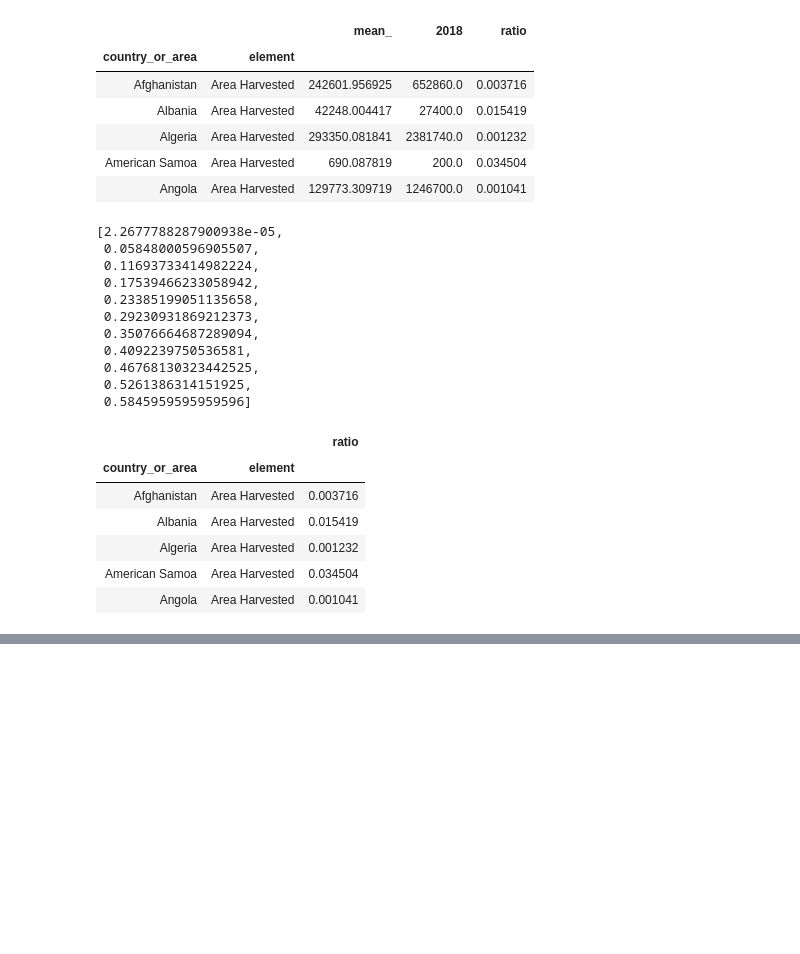
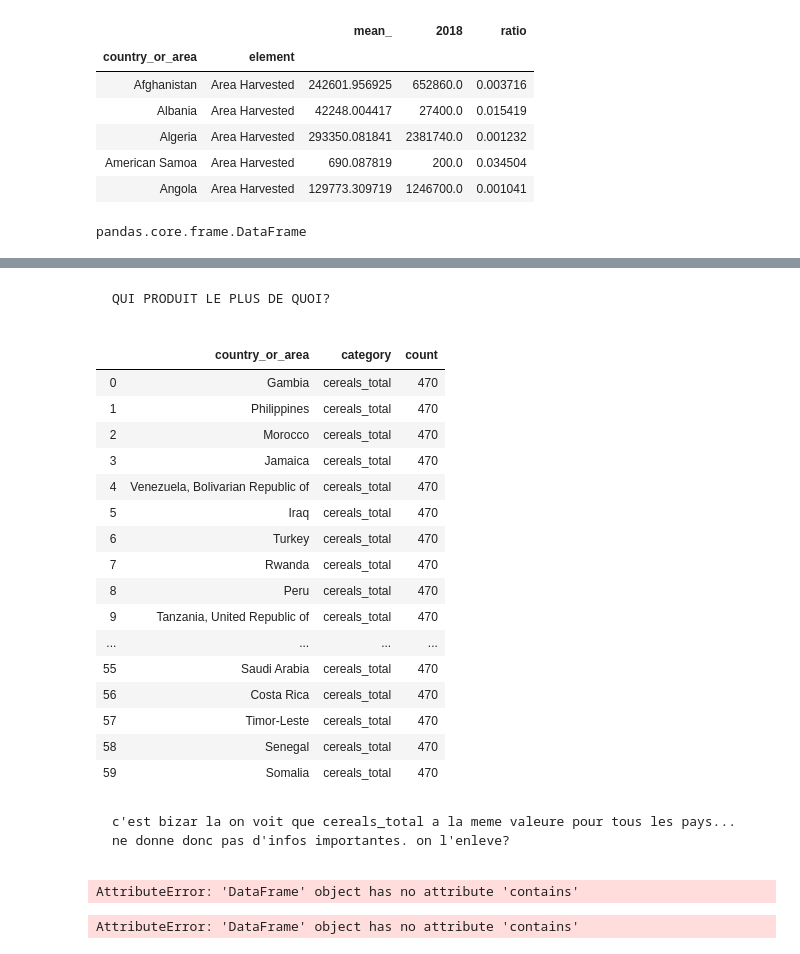
Before and after one commit to Macks3110/bADAss_team_project, a Jupyter notebook: src/project_main.ipynb, the cells around one changed output, grey strips where cells are left out. Cells and saved outputs as stored; diff of their text form; code cells hidden in the pictures; blank space fills up the shorter version.

Commit message:
qui produit le plus de quoi

```diff
--- a/src/project_main.ipynb
+++ b/src/project_main.ipynb
@@ -246,34 +246,13 @@ crops_countries_area.head()
 | Algeria | Area Harvested | 293350.081841 | 2381740.0 | 0.001232 |
 | American Samoa | Area Harvested | 690.087819 | 200.0 | 0.034504 |
 | Angola | Area Harvested | 129773.309719 | 1246700.0 | 0.001041 |
-# %%
-np.histogram_bin_edges(crops_countries_area.ratio, bins=10).tolist()
-# %% [output]
-[2.2677788287900938e-05,
- 0.05848000596905507,
- 0.11693733414982224,
- 0.17539466233058942,
- 0.23385199051135658,
- 0.29230931869212373,
- 0.35076664687289094,
- 0.4092239750536581,
- 0.46768130323442525,
- 0.5261386314151925,
- 0.5845959595959596]
 # %%
-
 crops_countries_area_df=pd.DataFrame(crops_countries_area.ratio)
 crops_countries_area_df.head()
-#log_df=pd.DataFrame(crops_countries_area_df.ratio.map(lambda x:np.log(x)))
-#type(log_df)
+log_df=pd.DataFrame(crops_countries_area_df.ratio.map(lambda x:np.log(x)))
+type(log_df)
 # %% [output]
-|  |  | ratio |
-| country_or_area | element |  |
-| Afghanistan | Area Harvested | 0.003716 |
-| Albania | Area Harvested | 0.015419 |
-| Algeria | Area Harvested | 0.001232 |
-| American Samoa | Area Harvested | 0.034504 |
-| Angola | Area Harvested | 0.001041 |
+pandas.core.frame.DataFrame
 # %%
 m = folium.Map(location=[48, -102], zoom_start=3)
 
@@ -301,3 +280,42 @@ folium.LayerControl().add_to(m)
 m
 # %% [output]
 [interactive output not drawn]
+# %% [markdown]
+<div class="alert alert-block alert-alert">
+
+    QUI PRODUIT LE PLUS DE QUOI?
+# %%
+crops_countries_by_country_by_category = crops_countries.groupby(['country_or_area', 'category'])
+crops_countries_by_country_by_category = pd.DataFrame(data=crops_countries_by_country_by_category.category.count()).rename(columns={'category':'count'}).sort_values(by='count',ascending=False)
+
+crops_countries_by_country_by_category.reset_index().head(60)
+# %% [output]
+|  | country_or_area | category | count |
+| 0 | Gambia | cereals_total | 470 |
+| 1 | Philippines | cereals_total | 470 |
+| 2 | Morocco | cereals_total | 470 |
+| 3 | Jamaica | cereals_total | 470 |
+| 4 | Venezuela, Bolivarian Republic of | cereals_total | 470 |
+| 5 | Iraq | cereals_total | 470 |
+| 6 | Turkey | cereals_total | 470 |
+| 7 | Rwanda | cereals_total | 470 |
+| 8 | Peru | cereals_total | 470 |
+| 9 | Tanzania, United Republic of | cereals_total | 470 |
+| ... | ... | ... | ... |
+| 55 | Saudi Arabia | cereals_total | 470 |
+| 56 | Costa Rica | cereals_total | 470 |
+| 57 | Timor-Leste | cereals_total | 470 |
+| 58 | Senegal | cereals_total | 470 |
+| 59 | Somalia | cereals_total | 470 |
+# %% [markdown]
+<div class="alert alert-block alert-alert">
+
+    c'est bizar la on voit que cereals_total a la meme valeure pour tous les pays... ne donne donc pas d'infos importantes. on l'enleve?
+# %%
+Index=crops_countries_by_country_by_category.str.contains('cereals_total').index
+# %% [output]
+AttributeError: 'DataFrame' object has no attribute 'contains'
+# %%
+crops_countries_by_country_by_category.drop(index=crops_countries_by_country_by_category.contains('cereals_total').index)
+# %% [output]
+AttributeError: 'DataFrame' object has no attribute 'contains'
```
